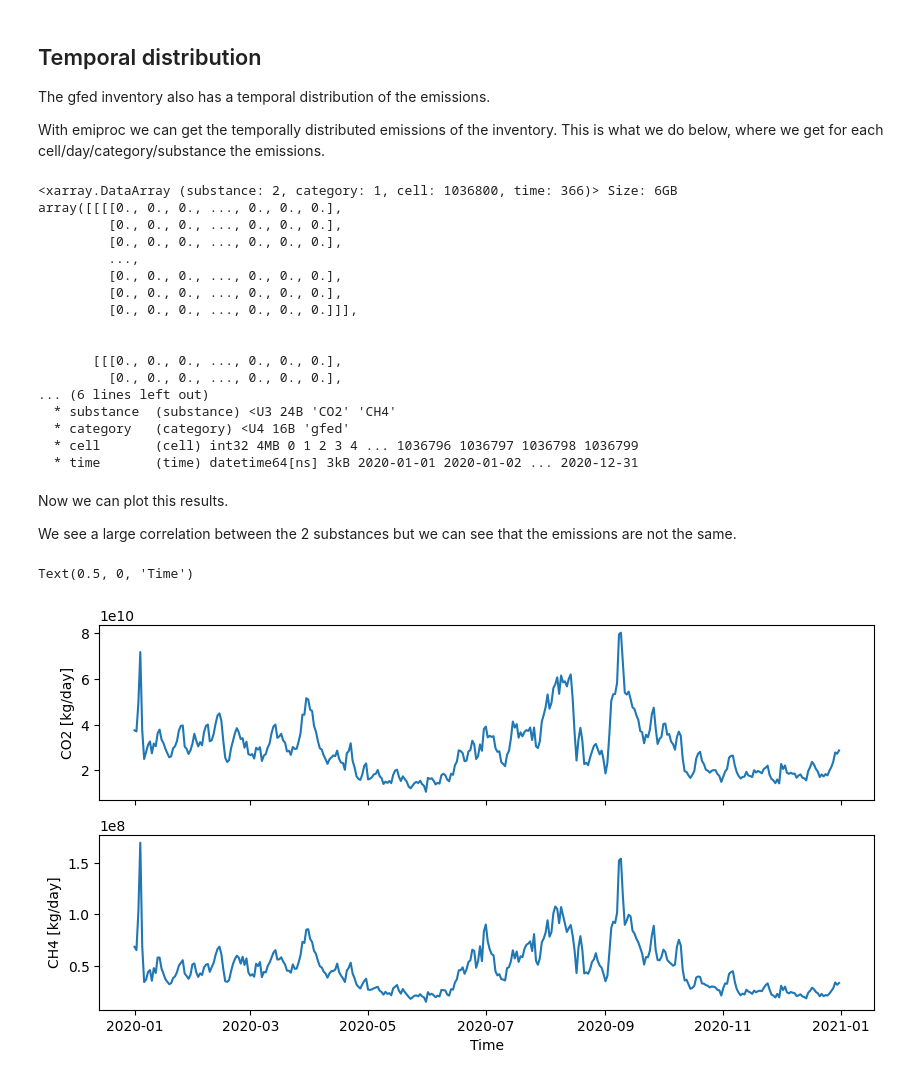
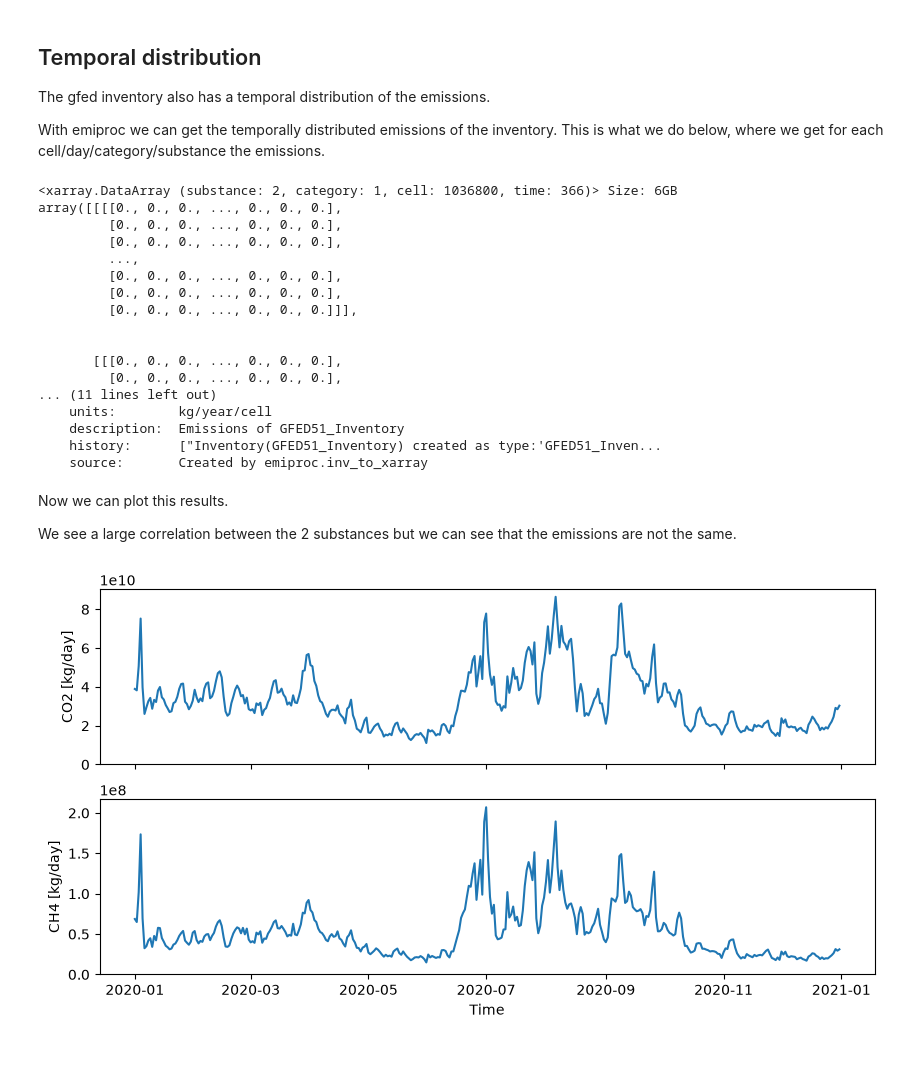
Before and after one commit to C2SM-RCM/emiproc, a Jupyter notebook: docs/source/tutos/gfed.ipynb, the cells around one changed output. Saved outputs shown, nothing was run; the diff lists cells and outputs as text; code cells hidden in the pictures.

```diff
--- a/docs/source/tutos/gfed.ipynb
+++ b/docs/source/tutos/gfed.ipynb
@@ -52,9 +52,9 @@ Attributes:
 `emiproc` hopefully makes it easy to load and process the data.
 You need simply to specify which of the substances you want to load.
 # %%
-from emiproc.inventories.gfed import GFED5
+from emiproc.inventories.gfed import GFEDv51
 
-gfed = GFED5(file_dir=local_dir, year=year, substances=["CO2", "CH4"])
+gfed = GFEDv51(file_dir=local_dir, year=year, substances=["CO2", "CH4"])
 # %%
 from emiproc.plots import plot_inventory
 import matplotlib.pyplot as plt
@@ -93,11 +94,11 @@ array([[[[0., 0., 0., ..., 0., 0., 0.],
 
        [[[0., 0., 0., ..., 0., 0., 0.],
          [0., 0., 0., ..., 0., 0., 0.],
-... (6 lines left out)
-  * substance  (substance) <U3 24B 'CO2' 'CH4'
-  * category   (category) <U4 16B 'gfed'
-  * cell       (cell) int32 4MB 0 1 2 3 4 ... 1036796 1036797 1036798 1036799
-  * time       (time) datetime64[ns] 3kB 2020-01-01 2020-01-02 ... 2020-12-31
+... (11 lines left out)
+    units:        kg/year/cell
+    description:  Emissions of GFED51_Inventory
+    history:      ["Inventory(GFED51_Inventory) created as type:'GFED51_Inven...
+    source:       Created by emiproc.inv_to_xarray
 # %% [markdown]
 Now we can plot this results.
 
@@ -105,10 +106,11 @@ We see a large correlation between the 2 substances but we can see that the emis
 # %%
 total = emissions.sum(dim="cell") / 365
 fig, ax = plt.subplots(nrows=len(gfed.substances), figsize=(10, 5), sharex=True)
 for i, substance, ax in zip(range(len(gfed.substances)), gfed.substances, ax):
     ax.plot(total["time"], total.sel(substance=substance).values.ravel())
     ax.set_ylabel(f"{substance} [kg/day]")
+    ax.set_ylim(0, None)
 ax.set_xlabel("Time")
+plt.show()
 # %% [output]
-Text(0.5, 0, 'Time')
-[figure, old version]
+[figure, new version]
```
Also changed, not shown: parts of 4 cells of this notebook, 5 other files.
